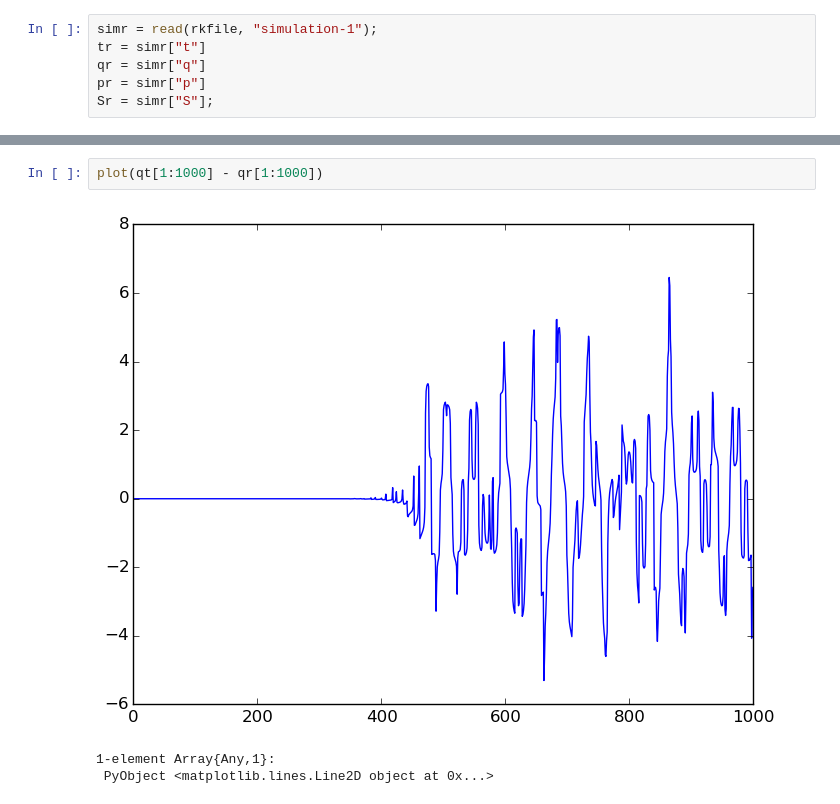
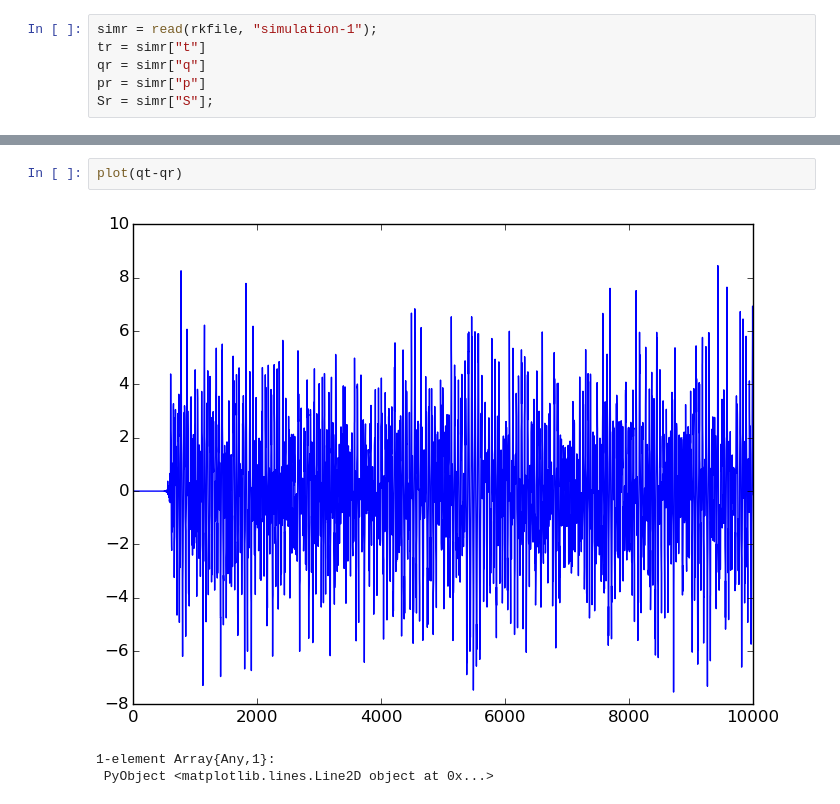
Before and after one commit to dapias/ContactFlowsTaylor, a Jupyter notebook: RungeKutta/notebooks/comparisonRKandTaylor.ipynb, the cells around one changed output, grey strips where cells are left out. Drawn from its saved outputs; the diff is of its cells as text.

```diff
--- a/RungeKutta/notebooks/comparisonRKandTaylor.ipynb
+++ b/RungeKutta/notebooks/comparisonRKandTaylor.ipynb
@@ -85,9 +77,9 @@ plot(pt[1:1000] - pr[1:1000])
 1-element Array{Any,1}:
  PyObject <matplotlib.lines.Line2D object at 0x...>
 # %%
-plot(qt[1:1000] - qr[1:1000])
+plot(qt-qr)
 # %% [output]
-[figure, old version]
+[figure, new version]
 1-element Array{Any,1}:
  PyObject <matplotlib.lines.Line2D object at 0x...>
 # %%
```
Also changed, not shown: parts of 8 cells of this notebook, 2 other files.
